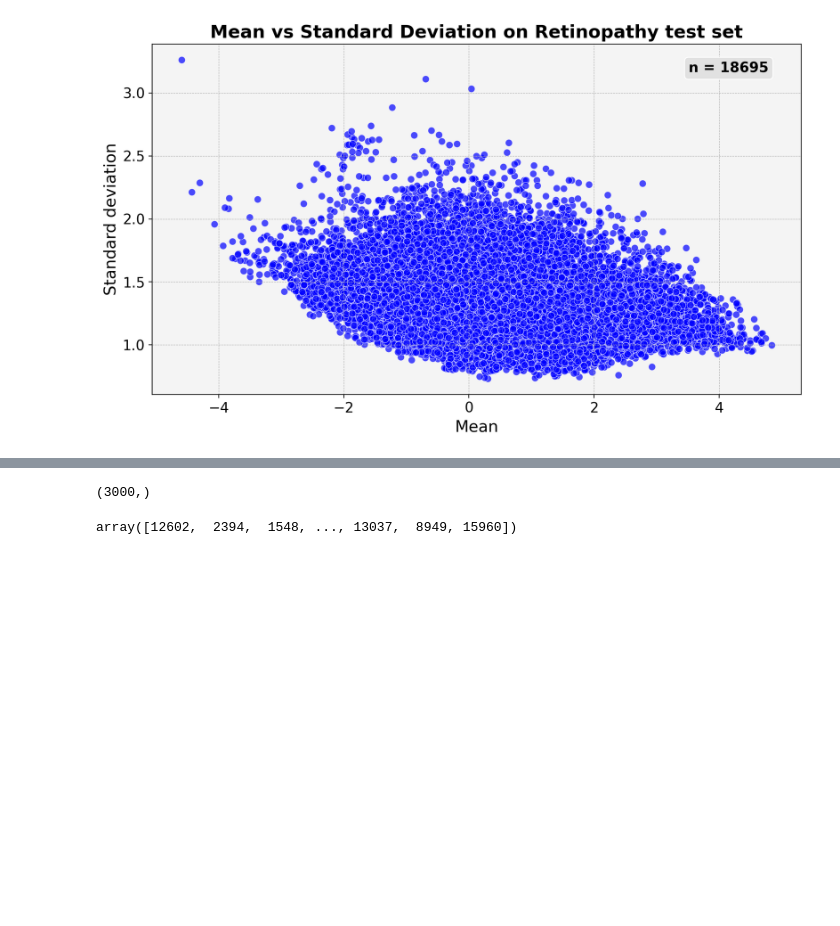
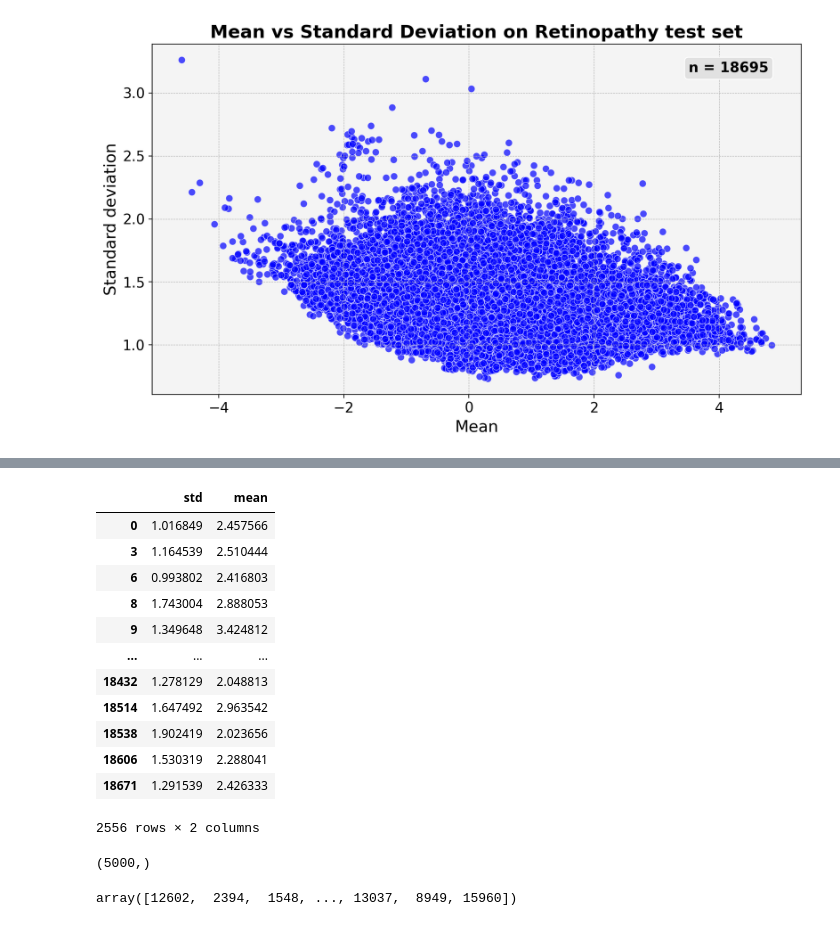
Before and after one commit to peter6866/CRX-Active-Learning, a Jupyter notebook: src/uncertainty_sampling.ipynb, the cells around one changed output, grey strips where cells are left out. Drawn from its saved outputs; the diff is of its cells as text; code cells hidden in the pictures; blank space fills up the shorter version.

```diff
--- a/src/uncertainty_sampling.ipynb
+++ b/src/uncertainty_sampling.ipynb
@@ -148,13 +148,29 @@ bin2 = new_df[(new_df['mean'] > -2) & (new_df['mean'] <= 0)]
 bin3 = new_df[(new_df['mean'] > 0) & (new_df['mean'] <= 2)]
 bin4 = new_df[new_df['mean'] > 2]
+# %%
+bin4
+# %% [output]
+|  | std | mean |
+| 0 | 1.016849 | 2.457566 |
+| 3 | 1.164539 | 2.510444 |
+| 6 | 0.993802 | 2.416803 |
+| 8 | 1.743004 | 2.888053 |
+| 9 | 1.349648 | 3.424812 |
+| ... | ... | ... |
+| 18432 | 1.278129 | 2.048813 |
+| 18514 | 1.647492 | 2.963542 |
+| 18538 | 1.902419 | 2.023656 |
+| 18606 | 1.530319 | 2.288041 |
+| 18671 | 1.291539 | 2.426333 |
+2556 rows × 2 columns
 # %%
-bin1_sorted = np.array(bin1.index)
-bin2_sorted = np.array(bin2['std'].nlargest(940).index)
-bin3_sorted = np.array(bin3['std'].nlargest(940).index)
-bin4_sorted = np.array(bin4['std'].nlargest(941).index)
+bin1_sorted = np.array(bin1['std'].nlargest(1250).index)
+bin2_sorted = np.array(bin2['std'].nlargest(1250).index)
+bin3_sorted = np.array(bin3['std'].nlargest(1250).index)
+bin4_sorted = np.array(bin4['std'].nlargest(1250).index)
 all_bin = np.concatenate((bin1_sorted, bin2_sorted, bin3_sorted, bin4_sorted))
 all_bin.shape
 # %% [output]
-(3000,)
+(5000,)
 # %%
 activity_df = pd.read_csv(data_dir)
```
Also changed, not shown: parts of 4 cells of this notebook, 11 other files.
